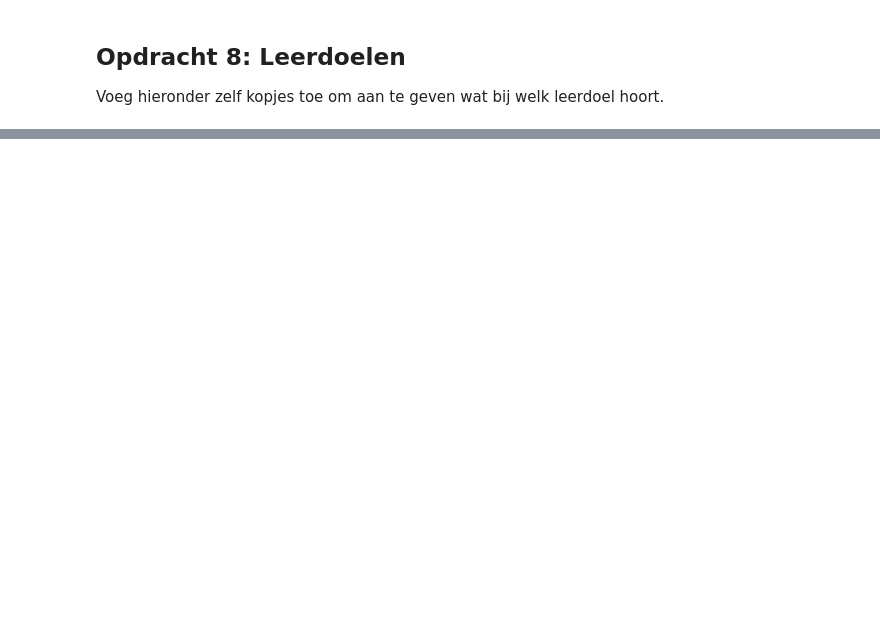
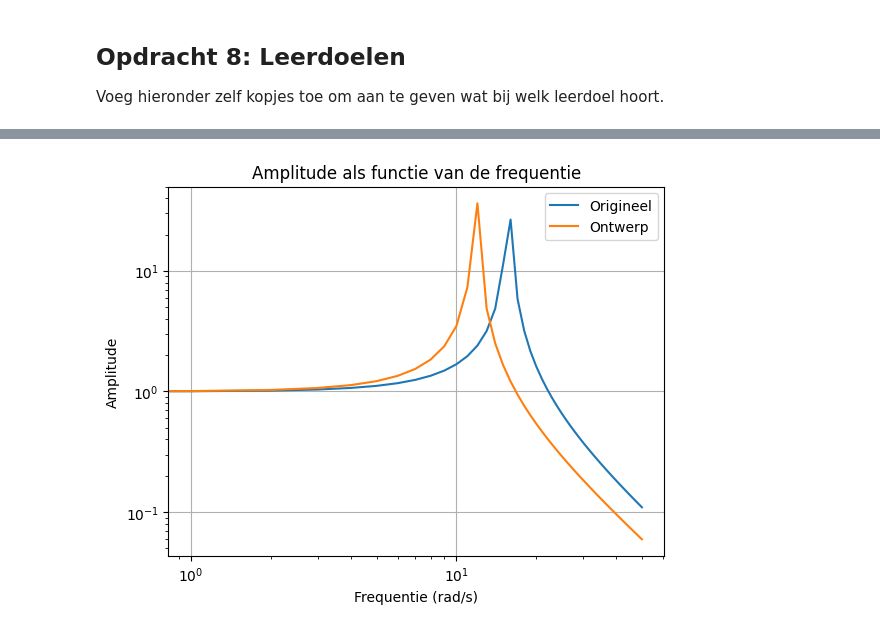
Before and after one commit to swerleman/opdrachten-DEF-D-Shannon, a Jupyter notebook: FysiekeOntwerpopdrachten/5MaakEenOpstellingTrillingsvrij/Ontwerpopdracht5MaakEenOpstellingTrillingsvrijInvulTemplate.ipynb, the cells around one changed output, grey strips where cells are left out. Saved outputs shown, nothing was run; the diff lists cells and outputs as text; code cells hidden in the pictures; blank space fills up the shorter version.

```diff
--- a/FysiekeOntwerpopdrachten/5MaakEenOpstellingTrillingsvrij/Ontwerpopdracht5MaakEenOpstellingTrillingsvrijInvulTemplate.ipynb
+++ b/FysiekeOntwerpopdrachten/5MaakEenOpstellingTrillingsvrij/Ontwerpopdracht5MaakEenOpstellingTrillingsvrijInvulTemplate.ipynb
@@ -157,0 +211,9 @@ Voeg hieronder zelf kopjes toe om aan te geven wat bij welk leerdoel hoort.
+# %%
+ # Bereken hier je benodigde kantelfrequentie
+
+def amp_o(omega):
+    omega_0 = 5 * np.pi
+    return np.abs(1/(1-(omega**2/omega_0**2)))
+
+
+Freq_omega= np.linspace(0, 50, 51)
@@ -158,4 +279,23 @@ Voeg hieronder zelf kopjes toe om aan te geven wat bij welk leerdoel hoort.
 # %%
-# Als je met Python je resultaten wil laten zien: voeg hier je code in.
+# Voeg hier je plot in.
+
+omega_0_ontwerp = np.sqrt(9.81 / 0.07)
+def amp_o_ontwerp(omega):
+    omega_0_ontwerp = np.sqrt(9.81 / 0.07)
+    return np.abs(1/(1-(omega**2/omega_0_ontwerp**2)))
+
+
+plt.plot(Freq_omega, amp_o(Freq_omega))
+plt.plot(Freq_omega, amp_o_ontwerp(Freq_omega))
+plt.xlabel('Frequentie (rad/s)')
+plt.ylabel('Amplitude')
+plt.title('Amplitude als functie van de frequentie')
+plt.xscale('log')
+plt.yscale('log')
+plt.grid()
+plt.legend(['Origineel', 'Ontwerp'])
+plt.show()
+# %% [output]
+[figure, added]
 # %% [markdown]
 #### Als je je figuren onderweg opgeslagen hebt, kan je ze hier invoegen:
```
Also changed, not shown: parts of 13 cells of this notebook, 2 other files.
